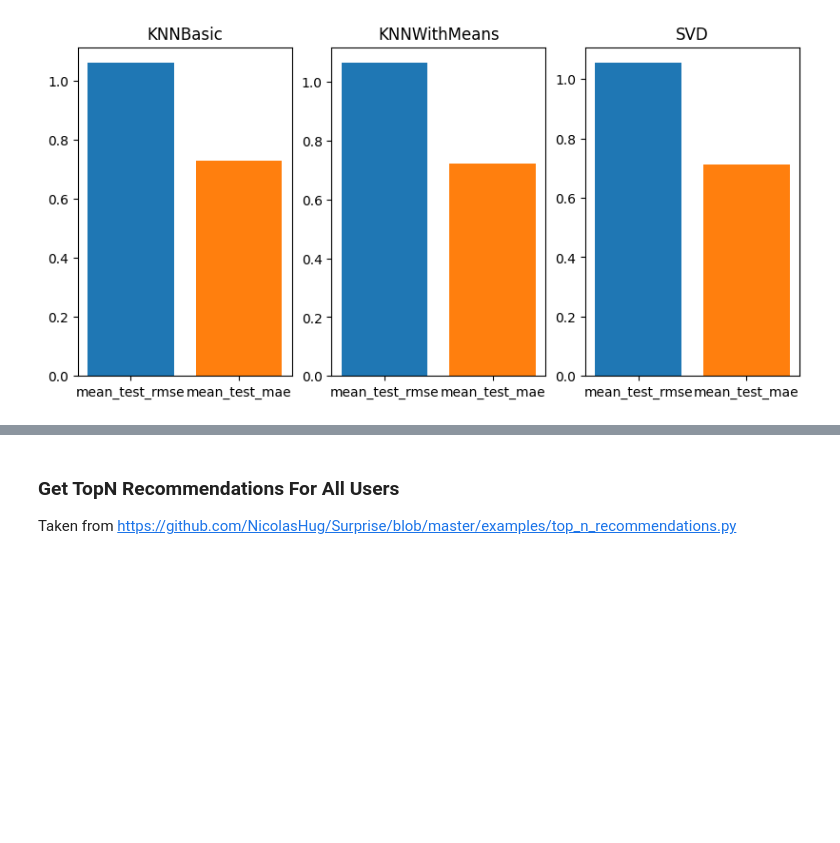
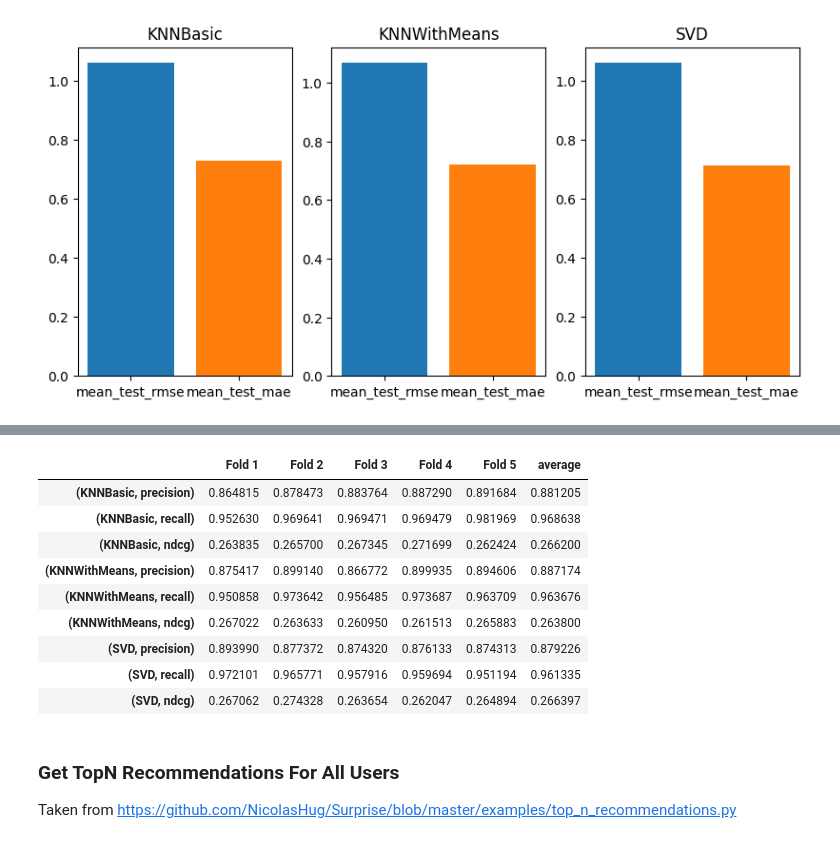
Before and after one commit to K-Winkles/kaban-multimodel-recommender, a Jupyter notebook: dev/main.ipynb, the cells around one changed output, grey strips where cells are left out. Drawn from its saved outputs; the diff is of its cells as text; code cells hidden in the pictures; blank space fills up the shorter version.

```diff
--- a/dev/main.ipynb
+++ b/dev/main.ipynb
@@ -339,25 +339,75 @@ def precision_recall_at_k(predictions, k=10, threshold=3.5):
     return precisions, recalls
 kf = KFold(n_splits=5)
 
-algo_res = []
+def get_ndcg(surprise_predictions, k_highest_scores=None):
+    """
+    Calculates the ndcg (normalized discounted cumulative gain) from surprise predictions, using sklearn.metrics.ndcg_score and scipy.sparse
+
+    Parameters:
+    surprise_predictions (List of surprise.prediction_algorithms.predictions.Prediction): list of predictions
+    k_highest_scores (positive integer): Only consider the highest k scores in the ranking. If None, use all.
+
+    Returns:
+    float in [0., 1.]: The averaged NDCG scores over all recommendations
+
+    """
+    from sklearn.metrics import ndcg_score
+    from scipy import sparse
+
+    uids = []
+    iids = []
+    uid_mapping = {}
+    iid_mapping = {}
+
+    iter = 0
+    for s in surprise_predictions:
+        if s.uid in uid_mapping:
+            uids.append(uid_mapping[s.uid])
+        else:
+            uid_mapping[s.uid] = iter
+            uids.append(iter)
+
+        if s.iid in iid_mapping:
+            iids.append(iid_mapping[s.iid])
+        else:
+            iid_mapping[s.iid] = iter
+            iids.append(iter)
+
+        iter += 1
+
+    r_uis = [p.r_ui for p in surprise_predictions ]
+    ests = [p.est for p in surprise_predictions ]
+
+    assert(len(uids) == len(iids) == len(r_uis) == len(ests) )
+
+    sparse_preds = sparse.coo_matrix( (ests, (uids , iids )) )
+    sparse_vals = sparse.coo_matrix( (r_uis, (uids , iids )) )
+
+    dense_preds = sparse_preds.toarray()
+    dense_vals = sparse_vals.toarray()
+
+    return ndcg_score(y_true= dense_vals , y_score= dense_preds, k=k_highest_scores)
+
+algo_res = {}
+method = ["KNNBasic", "KNNWithMeans", "SVD"]
+iter = 0
 for algo in algos:
-    res_dict = {'precision': [], 'recall': []}
+    res_dict = {'precision': [], 'recall': [], 'ndcg': []}
     for trainset, testset in kf.split(dataset):
         algo.fit(trainset)
         predictions = algo.test(testset)
-        precisions, recalls = precision_recall_at_k(predictions, k=5, threshold=4)
+        precisions, recalls = precision_recall_at_k(predictions, k=10, threshold=4)
+        ndcgs = get_ndcg(predictions, 10)
         res_dict['precision'].append(sum(prec for prec in precisions.values()) / len(precisions))
         res_dict['recall'].append(sum(rec for rec in recalls.values()) / len(recalls))
-    algo_res.append(res_dict)
+        res_dict['ndcg'].append(ndcgs)
+    algo_res[method[iter]] = res_dict
+    iter += 1
 
-
-fig, axes = plt.subplots(1, 3, figsize=(8,4), layout='constrained')
-method = ["KNNBasic", "KNNWithMeans", "SVD"]
-ind = 0
-for m in algo_res:
-    for k in m:
-        axes[ind].bar(k, m[k])
-        axes[ind].set_title(method[ind])
-    ind += 1
-plt.show()
+df_metrics_surprise = pd.DataFrame.from_dict({(i,j): algo_res[i][j]
+                           for i in algo_res.keys()
+                           for j in algo_res[i].keys()},
+                       orient='index', columns=['Fold 1', 'Fold 2', 'Fold 3', 'Fold 4', 'Fold 5'])
+df_metrics_surprise['average'] = df_metrics_surprise.apply(pd.Series.mean, axis=1)
+display(df_metrics_surprise)
 # %% [output]
@@ -365,3 +414,13 @@ plt.show()
+|  | Fold 1 | Fold 2 | Fold 3 | Fold 4 | Fold 5 | average |
+| (KNNBasic, precision) | 0.864815 | 0.878473 | 0.883764 | 0.887290 | 0.891684 | 0.881205 |
+| (KNNBasic, recall) | 0.952630 | 0.969641 | 0.969471 | 0.969479 | 0.981969 | 0.968638 |
+| (KNNBasic, ndcg) | 0.263835 | 0.265700 | 0.267345 | 0.271699 | 0.262424 | 0.266200 |
+| (KNNWithMeans, precision) | 0.875417 | 0.899140 | 0.866772 | 0.899935 | 0.894606 | 0.887174 |
+| (KNNWithMeans, recall) | 0.950858 | 0.973642 | 0.956485 | 0.973687 | 0.963709 | 0.963676 |
+| (KNNWithMeans, ndcg) | 0.267022 | 0.263633 | 0.260950 | 0.261513 | 0.265883 | 0.263800 |
+| (SVD, precision) | 0.893990 | 0.877372 | 0.874320 | 0.876133 | 0.874313 | 0.879226 |
+| (SVD, recall) | 0.972101 | 0.965771 | 0.957916 | 0.959694 | 0.951194 | 0.961335 |
+| (SVD, ndcg) | 0.267062 | 0.274328 | 0.263654 | 0.262047 | 0.264894 | 0.266397 |
 # %% [markdown]
 ### Get TopN Recommendations For All Users
 
```
Also changed, not shown: parts of 14 cells of this notebook, 1 other file.
